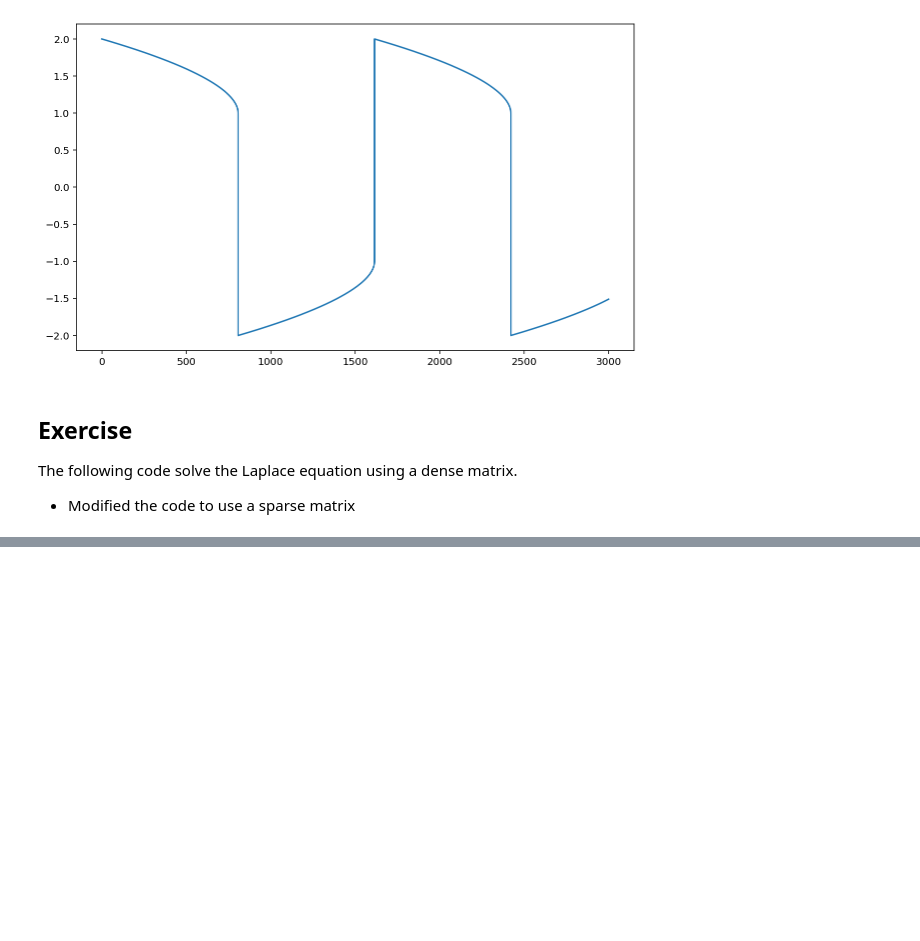
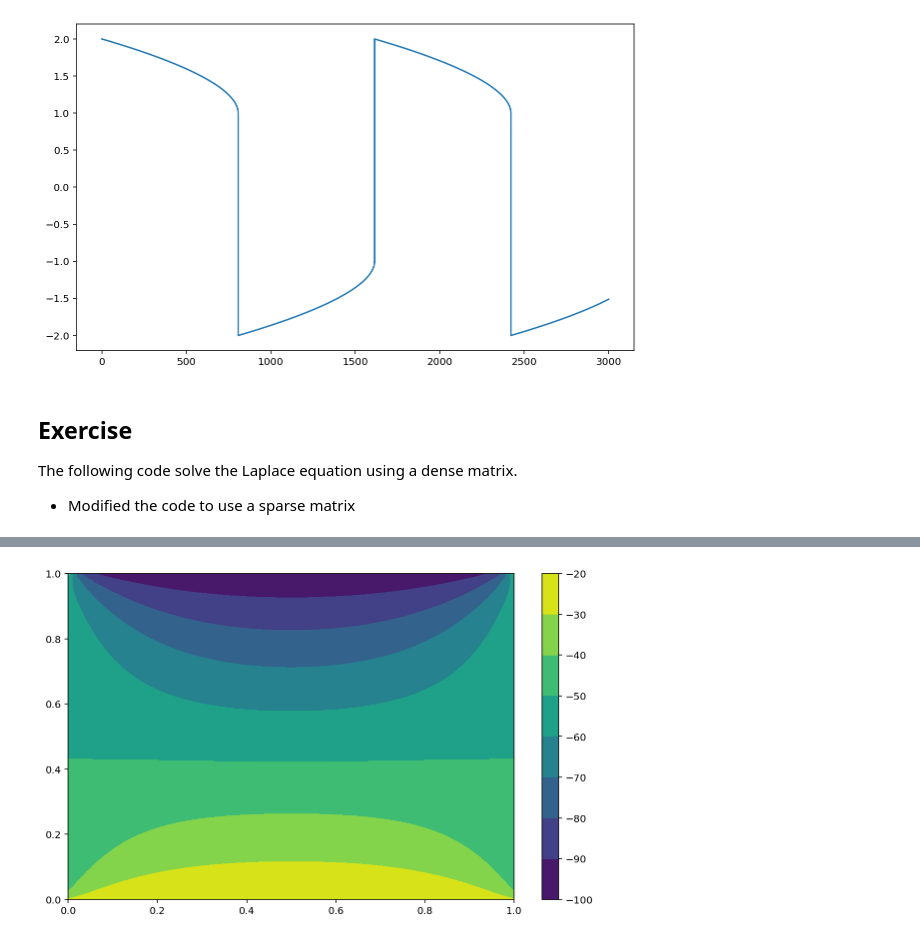
Before and after one commit to pnavaro/python-notebooks, a Jupyter notebook: _sources/14-SciPy.ipynb, the cells around one changed output, grey strips where cells are left out. Saved outputs shown, nothing was run; the diff lists cells and outputs as text; code cells hidden in the pictures; blank space fills up the shorter version.

```diff
--- a/_sources/14-SciPy.ipynb
+++ b/_sources/14-SciPy.ipynb
@@ -394,5 +386,4 @@ Wall time: 622 ms
 # %%
-%%time
 import scipy.sparse as spsp
 import scipy.sparse.linalg as spspl
 
@@ -424,7 +415,3 @@ upper = np.diag(np.ones(n * (n - 1)), n)
 # Lower diagonal array offset by -n
 lower = np.diag(np.ones(n * (n - 1)), -n)
 S += upper + lower
-
-T = sp.linalg.solve(S,np.ravel(h**2*T))
-plt.contourf(X,Y,T.reshape(n,n))
-plt.colorbar();
@@ -435,0 +418,3 @@ Wall time: 751 ms
+# %%
+%%time
+U = sp.linalg.solve(S,np.ravel(h**2*T))
@@ -435,0 +424,5 @@ Wall time: 751 ms
+# %%
+plt.contourf(X,Y,U.reshape(n,n))
+plt.colorbar();
+# %% [output]
+[figure, added]
```
Also changed, not shown: parts of 24 cells of this notebook, 49 other files.
